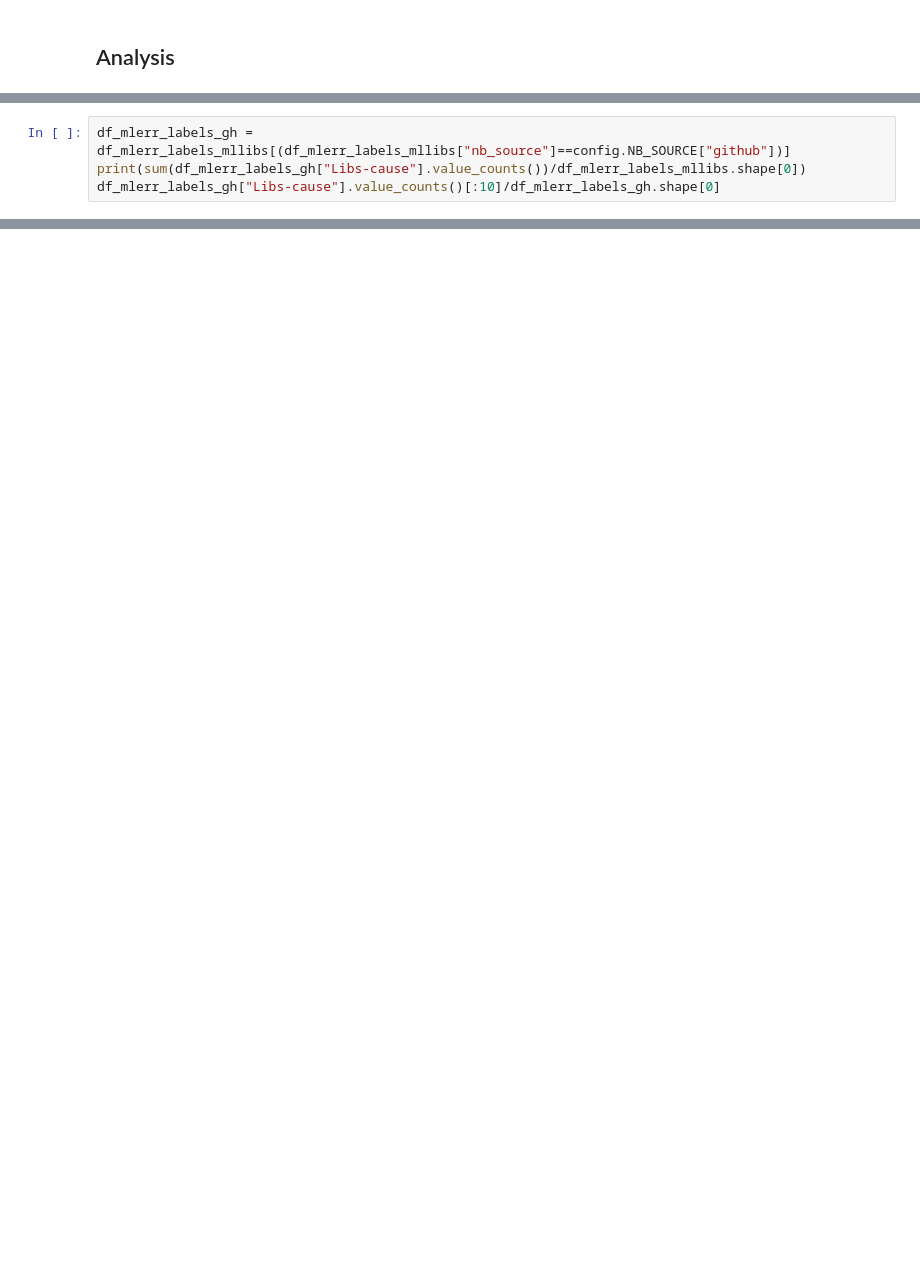
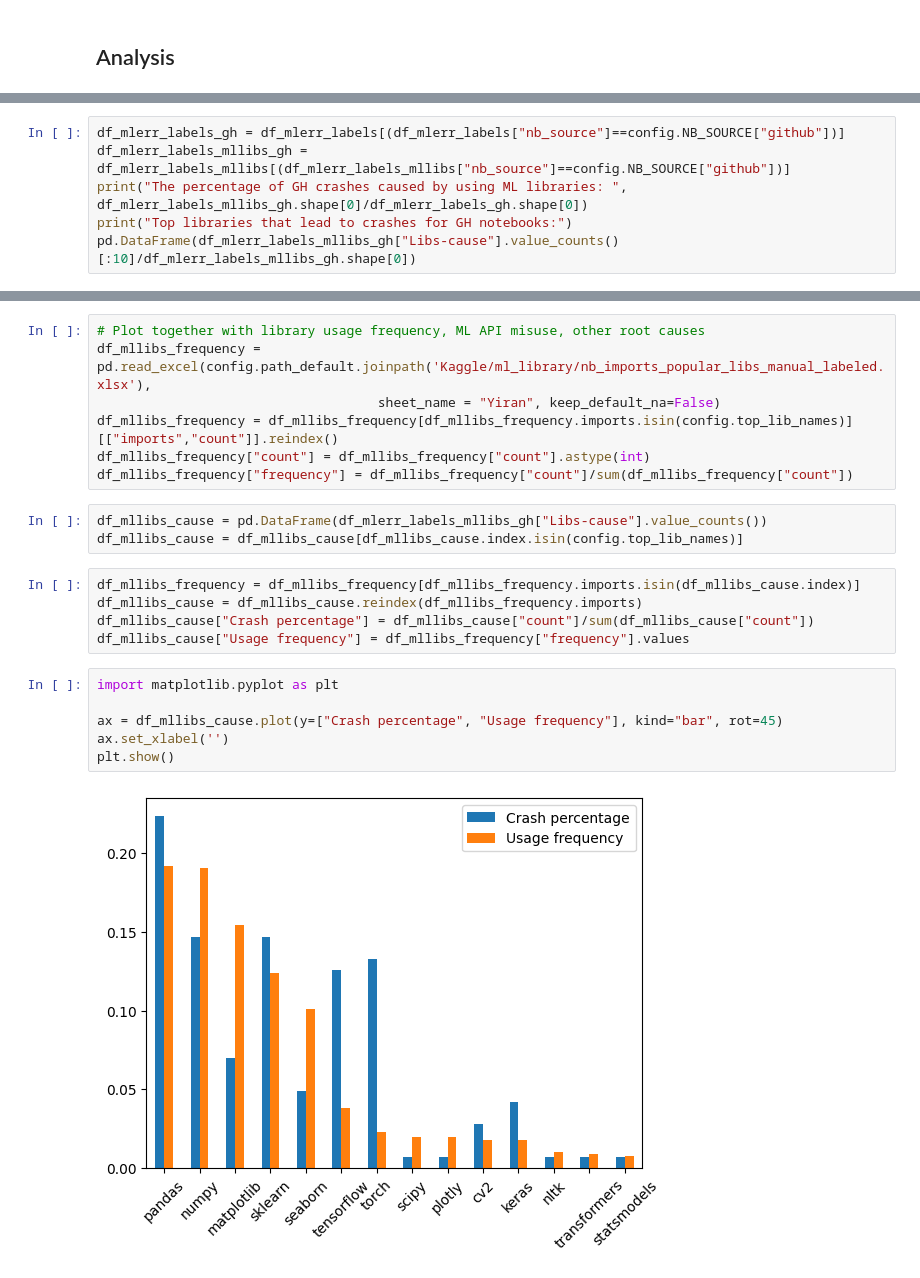
Before and after one commit to PELAB-LiU/jupyter_nbs_empirical, a Jupyter notebook: data_analysis_[additional-manual_labels_libraries].ipynb, the cells around one changed output, grey strips where cells are left out. Saved outputs shown, nothing was run; the diff lists cells and outputs as text; blank space fills up the shorter version.

Commit message:
update crash library analysis

```diff
--- a/data_analysis_[additional-manual_labels_libraries].ipynb
+++ b/data_analysis_[additional-manual_labels_libraries].ipynb
@@ -61,5 +37,7 @@ Name: count, dtype: float64
 # %%
-df_mlerr_labels_gh = df_mlerr_labels_mllibs[(df_mlerr_labels_mllibs["nb_source"]==config.NB_SOURCE["github"])]
-print(sum(df_mlerr_labels_gh["Libs-cause"].value_counts())/df_mlerr_labels_mllibs.shape[0])
-df_mlerr_labels_gh["Libs-cause"].value_counts()[:10]/df_mlerr_labels_gh.shape[0]
+df_mlerr_labels_gh = df_mlerr_labels[(df_mlerr_labels["nb_source"]==config.NB_SOURCE["github"])]
+df_mlerr_labels_mllibs_gh = df_mlerr_labels_mllibs[(df_mlerr_labels_mllibs["nb_source"]==config.NB_SOURCE["github"])]
+print("The percentage of GH crashes caused by using ML libraries: ", df_mlerr_labels_mllibs_gh.shape[0]/df_mlerr_labels_gh.shape[0])
+print("Top libraries that lead to crashes for GH notebooks:")
+pd.DataFrame(df_mlerr_labels_mllibs_gh["Libs-cause"].value_counts()[:10]/df_mlerr_labels_mllibs_gh.shape[0])
 # %% [output]
@@ -96,0 +79,23 @@ Name: count, dtype: float64
+# %%
+# Plot together with library usage frequency, ML API misuse, other root causes
+df_mllibs_frequency = pd.read_excel(config.path_default.joinpath('Kaggle/ml_library/nb_imports_popular_libs_manual_labeled.xlsx'),
+                                    sheet_name = "Yiran", keep_default_na=False)
+df_mllibs_frequency = df_mllibs_frequency[df_mllibs_frequency.imports.isin(config.top_lib_names)][["imports","count"]].reindex()
+df_mllibs_frequency["count"] = df_mllibs_frequency["count"].astype(int)
+df_mllibs_frequency["frequency"] = df_mllibs_frequency["count"]/sum(df_mllibs_frequency["count"])
+# %%
+df_mllibs_cause = pd.DataFrame(df_mlerr_labels_mllibs_gh["Libs-cause"].value_counts())
+df_mllibs_cause = df_mllibs_cause[df_mllibs_cause.index.isin(config.top_lib_names)]
+# %%
+df_mllibs_frequency = df_mllibs_frequency[df_mllibs_frequency.imports.isin(df_mllibs_cause.index)]
+df_mllibs_cause = df_mllibs_cause.reindex(df_mllibs_frequency.imports)
+df_mllibs_cause["Crash percentage"] = df_mllibs_cause["count"]/sum(df_mllibs_cause["count"])
+df_mllibs_cause["Usage frequency"] = df_mllibs_frequency["frequency"].values
+# %%
+import matplotlib.pyplot as plt
+
+ax = df_mllibs_cause.plot(y=["Crash percentage", "Usage frequency"], kind="bar", rot=45)
+ax.set_xlabel('')
+plt.show()
+# %% [output]
+[figure, added]
```
Also changed, not shown: parts of 6 cells of this notebook.
